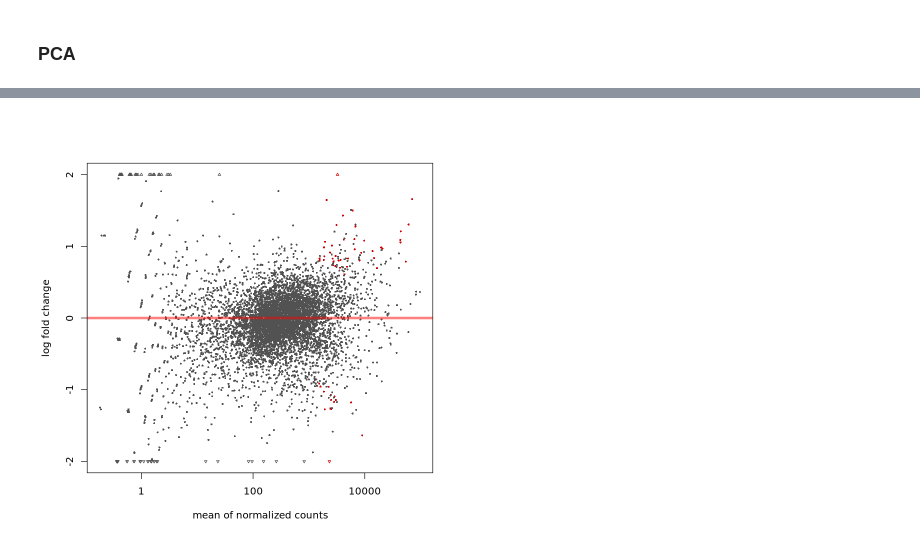
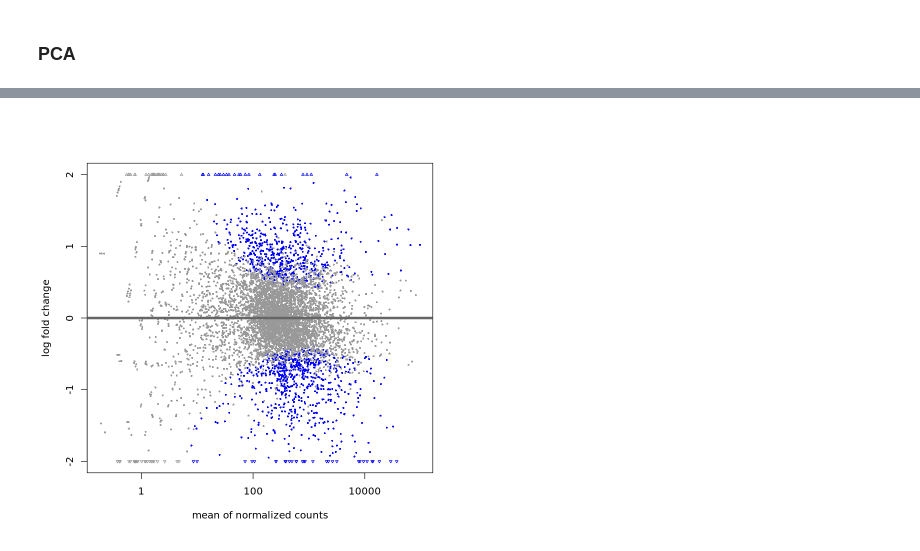
Before and after one commit to wangyang1749/yeast_data, a Jupyter notebook: script/DEG_detection.ipynb, the cells around one changed output, grey strips where cells are left out. Cells and saved outputs as stored; diff of their text form; code cells hidden in the pictures.

```diff
--- a/script/DEG_detection.ipynb
+++ b/script/DEG_detection.ipynb
@@ -3,15 +8,9 @@
 # %%
-#install.packages("BiocManager")
-getwd()
-setwd("/root/yeast_data/analysis/htseq-count")
-
-list.files()
-
-count_tab <- read.table("result.txt",header=T)
+count_tab <- read.table("result.csv",header=T)
 rownames(count_tab) <- count_tab$gene_id # count_tab[,1]
 # 去掉第一列
 count_tab <- count_tab[,-c(1)]
-count_tab <- count_tab[c(1,3,4,2,5)]
+# count_tab <- count_tab[c(1,3,4,2,5)]　# 没用？
+count_tab <- count_tab[c(1,4,2,3,5)]
 head(count_tab)
-#?read.table
 # %% [output]
@@ -52,7 +26,7 @@ A data.frame: 6 × 2
 # %%
-colData <- read.table("SraAccList.txt",header=T)
+colData <- read.table("AccGroup.csv",header=T)
+colData$Condition <- factor(colData$Condition,c("EV","DNMT3B"))
 colData
-colData$Condition <- factor(colData$Condition,c("EV","DNMT3B"))
 # %% [output]
 A data.frame: 5 × 2
 | sample_id | Condition |
@@ -128,18 +64,17 @@ A data.frame: 6 × 2
 # %%
 # 将res转换为dataframe
-#resultsNames(dds) # lists the coefficients
+resultsNames(dds) # lists the coefficients
 res <- results(dds, name="Condition_DNMT3B_vs_EV")
-#res <- res[order(res$padj),]
+res <- res[order(res$padj),]
 resDF <- as.data.frame(res)
+class(resDF)
 
+#resDF
+resDF$gene_id <- rownames(resDF) # 添加一列gene_id
+resDF <- resDF[,c(7,1,2,3,4,5,6)] # 将gene_id放到第一列
 
 head(resDF)
-class(resDF)
-#resDF
-#resDF$gene_id <- rownames(resDF) # 添加一列gene_id
-#resDF <- resDF[,c(7,1,2,3,4,5,6)] # 将gene_id放到第一列
-# write.table(resDF,file="yeast_DESeq2_DEG.txt",sep="\t",quote=F,row.names=F)
-#head(resDF)
+write.table(resDF,file="yeast_DESeq2_DEG.txt",sep="\t",quote=F,row.names=F)
 # or to shrink log fold changes association with condition:
 # res <- lfcShrink(dds, coef="condition_trt_vs_untrt", type="apeglm")
 # %% [output]
@@ -181,8 +91,0 @@ mean(normlized_counts[1,])
-# %%
-res <- data.frame(
-   baseMean = apply(normlized_counts, 1, function(t){(log2(mean(t[4:5])) +log2(mean(t[1:3])))/2}),
-   log2FoldChange = apply(normlized_counts, 1, function(t){ log2(mean(t[4:5])) -log2(mean(t[1:3]))})
-)
-head(res)
-plot(res$baseMean,res$log2FoldChange,ylim=c(-2,2),type="p")
-abline(h = 0, col = "red")
@@ -227,6 +121,6 @@ ERROR: Error in plotPCA(vsd, intgroup = c("Condition"), returnData = TRUE): coul
 # %%
-#pdf("yesat_DESeq2_MAplot.pdf")
-plotMA(res, ylim=c(-2,2))
-#dev.off()
+# pdf("yesat_DESeq2_MAplot.pdf")
+test <- plotMA(res, ylim=c(-2,2))
+# dev.off()
 # %% [output]
-[figure, old version]
+[figure, new version]
```
Also changed, not shown: parts of 14 cells of this notebook, 19 other files.
